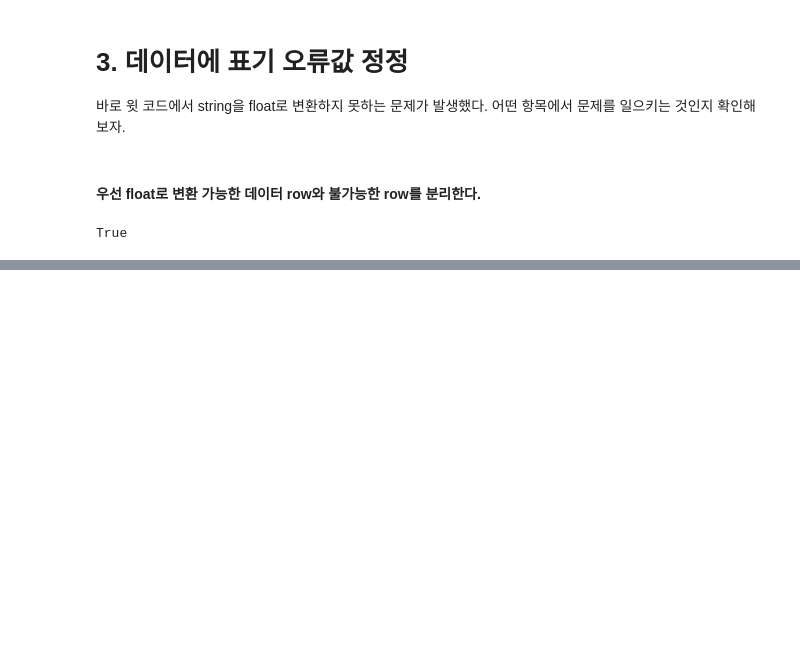
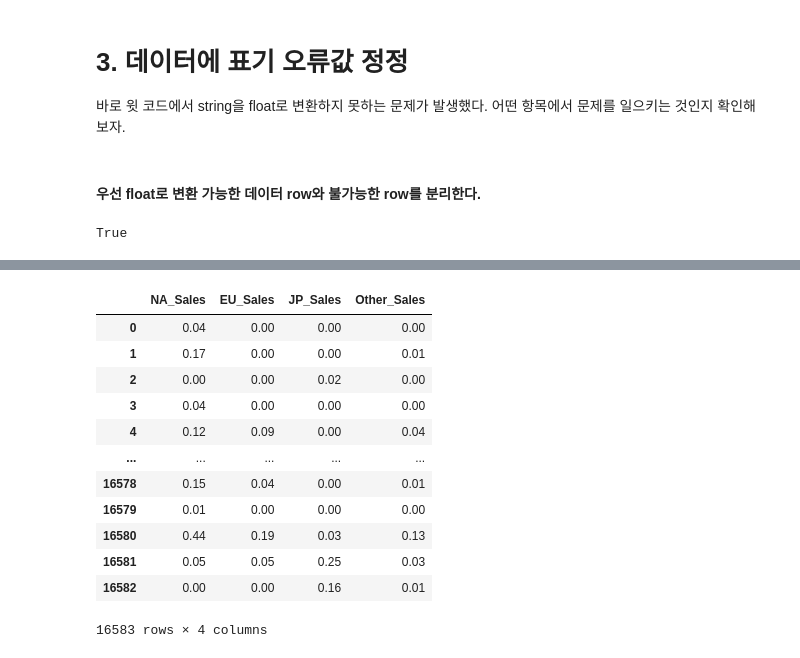
Before and after one commit to pokem1402/section_project_one, a Jupyter notebook: EDA_2.ipynb, the cells around one changed output, grey strips where cells are left out. Drawn from its saved outputs; the diff is of its cells as text; code cells hidden in the pictures; blank space fills up the shorter version.

```diff
--- a/EDA_2.ipynb
+++ b/EDA_2.ipynb
@@ -69,0 +244,16 @@ TypeError: ignored
+# %%
+df_numeric_
+# %% [output]
+|  | NA_Sales | EU_Sales | JP_Sales | Other_Sales |
+| 0 | 0.04 | 0.00 | 0.00 | 0.00 |
+| 1 | 0.17 | 0.00 | 0.00 | 0.01 |
+| 2 | 0.00 | 0.00 | 0.02 | 0.00 |
+| 3 | 0.04 | 0.00 | 0.00 | 0.00 |
+| 4 | 0.12 | 0.09 | 0.00 | 0.04 |
+| ... | ... | ... | ... | ... |
+| 16578 | 0.15 | 0.04 | 0.00 | 0.01 |
+| 16579 | 0.01 | 0.00 | 0.00 | 0.00 |
+| 16580 | 0.44 | 0.19 | 0.03 | 0.13 |
+| 16581 | 0.05 | 0.05 | 0.25 | 0.03 |
+| 16582 | 0.00 | 0.00 | 0.16 | 0.01 |
+16583 rows × 4 columns
```
Also changed, not shown: parts of 22 cells of this notebook.
